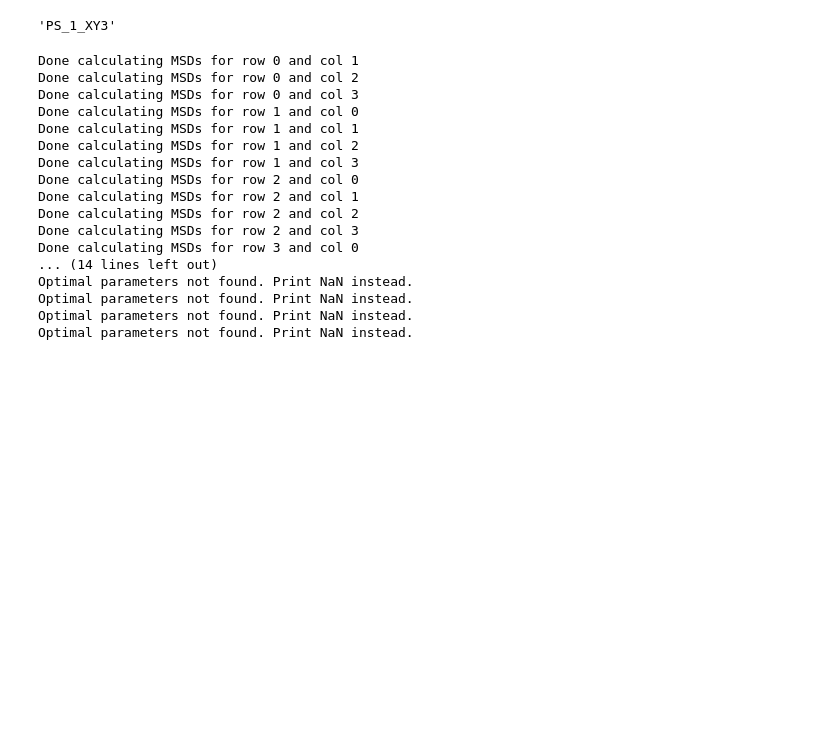
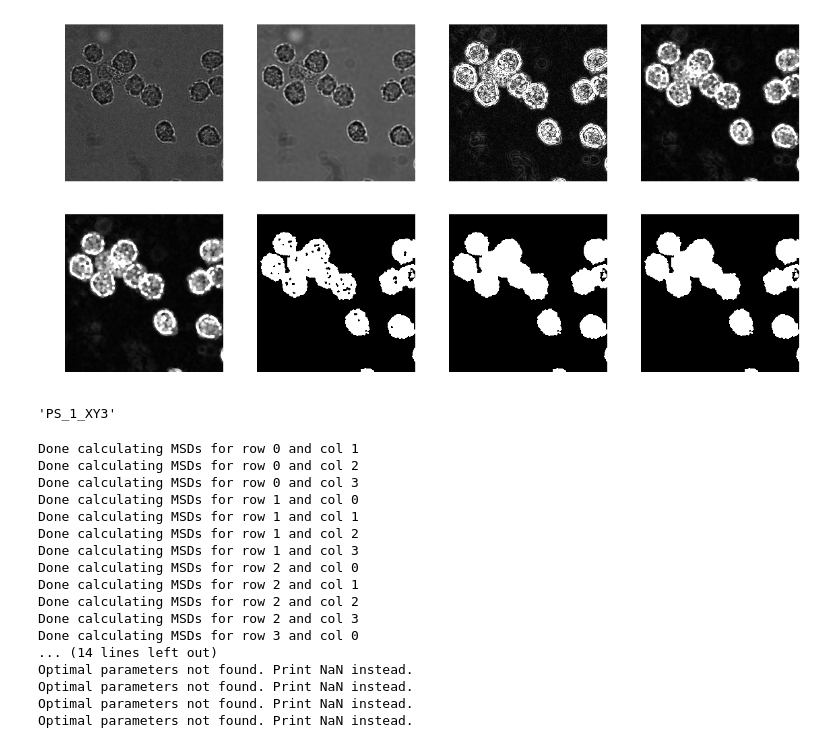
Before and after one commit to Nance-Lab/diff_classifier, a Jupyter notebook: notebooks/development/10_22_18_vectorlized_BF_calcs.ipynb, the cells around one changed output. Drawn from its saved outputs; the diff is of its cells as text; code cells hidden in the pictures; blank space fills up the shorter version.

```diff
--- a/notebooks/development/10_22_18_vectorlized_BF_calcs.ipynb
+++ b/notebooks/development/10_22_18_vectorlized_BF_calcs.ipynb
@@ -29,7 +30,8 @@ for typ in types:
             to_track.append('{}_{}_XY{}'.format(typ, slic, num))
 # %%
 def binary_BF(image, meanse=disk(10), edgefilt='prewitt', opense=disk(10),
-          fill_first=False, bi_thresh=0.000025, tophatse=disk(20)):
+          closese=disk(10), fill_first=False, bi_thresh=0.000025, min_size=200,
+          fillse=disk(10)):
 
     #convertim = img_as_ubyte(image)
     meanim = rank.mean(image, meanse)
@@ -42,7 +44,7 @@ def binary_BF(image, meanse=disk(10), edgefilt='prewitt', opense=disk(10),
     elif edgefilt is 'roberts':
         edgeim = roberts(meanim)
 
-    closeim = closing(edgeim, opense)
+    closeim = closing(edgeim, closese)
     openim = opening(closeim, opense)
     if fill_first:
         seed = np.copy(openim)
@@ -53,11 +55,12 @@ def binary_BF(image, meanse=disk(10), edgefilt='prewitt', opense=disk(10),
     else:
         binarim = openim > bi_thresh*np.mean(openim)
         seed = np.copy(binarim)
-        seed[1:-1, 1:-1] = binarim.max()
+        seed[5:-5, 5:-5] = binarim.max()
         mask = binarim
-        filledim = reconstruction(seed, mask, method='erosion')
+        #filledim = reconstruction(seed, mask, method='erosion', selem=fillse)
+        filledim = fill_holes(mask, structure=fillse)
 
-    tophim = filledim - closing(white_tophat(filledim, tophatse), opense)>0.01
+    tophim = remove_small_objects(filledim>0.01, min_size=min_size)
 
     fig, ax = plt.subplots(nrows=2, ncols=4, figsize=(16, 8))
     ax[0][0].imshow(image, cmap='gray')
@@ -129,6 +132,17 @@ def BF_cell_features(prefix, folder, bucket='ccurtis.data'):
     print('Successfully uploaded files')
 
     return fstats
+# %%
+prefix = to_track[4]
+#%matplotlib inline
+bffilename = 'BF_cells_{}.tif'.format(prefix)
+biim = 'bi_BF_cells_{}.tif'.format(prefix)
+bimages = 'biproc_BF_cells_{}.png'.format(prefix)
+
+bfimage = plt.imread(bffilename)
+tophimage = binary_BF(bfimage, opense=disk(14), closese=disk(10), bi_thresh=1.4, fillse=disk(5))
+# %% [output]
+[figure, added]
 # %%
 import diff_classifier.knotlets as kn
 # %%
```
Also changed, not shown: parts of 1 cell of this notebook, 17 other files.
